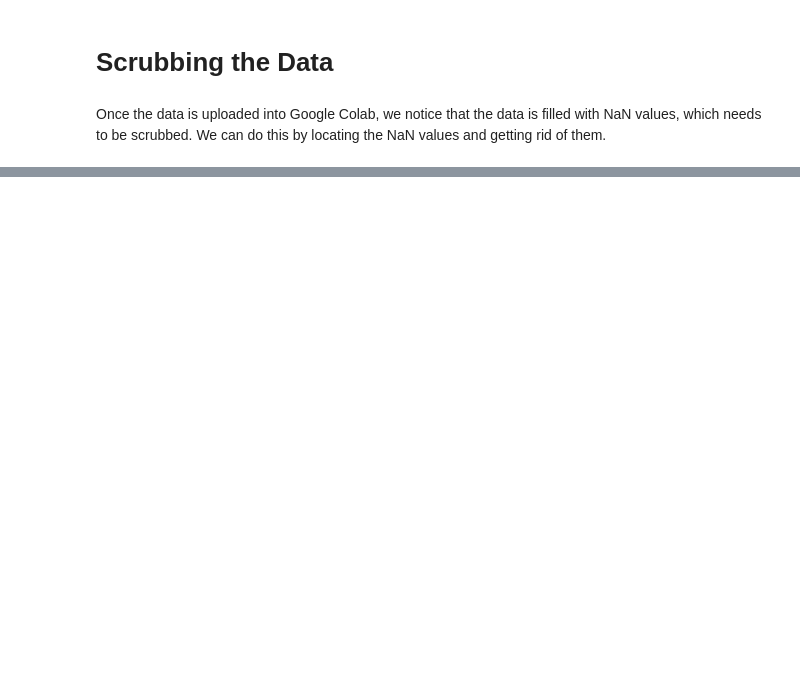
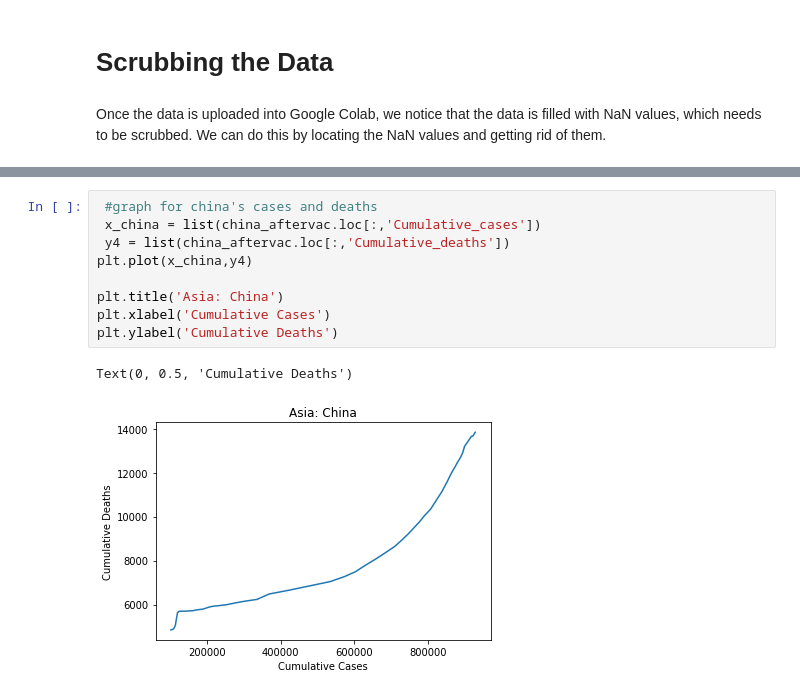
Before and after one commit to daralynw/ds110_final_project_spring_2022, a Jupyter notebook: Final_Project_Draft.ipynb, the cells around one changed output, grey strips where cells are left out. Saved outputs shown, nothing was run; the diff lists cells and outputs as text; blank space fills up the shorter version.

```diff
--- a/Final_Project_Draft.ipynb
+++ b/Final_Project_Draft.ipynb
@@ -74,0 +131,12 @@ df_gdp.head()
+# %%
+ #graph for china's cases and deaths
+ x_china = list(china_aftervac.loc[:,'Cumulative_cases'])
+ y4 = list(china_aftervac.loc[:,'Cumulative_deaths'])
+plt.plot(x_china,y4)
+
+plt.title('Asia: China')
+plt.xlabel('Cumulative Cases')
+plt.ylabel('Cumulative Deaths')
+# %% [output]
+Text(0, 0.5, 'Cumulative Deaths')
+[figure, added]
```
Also changed, not shown: parts of 50 cells of this notebook.
